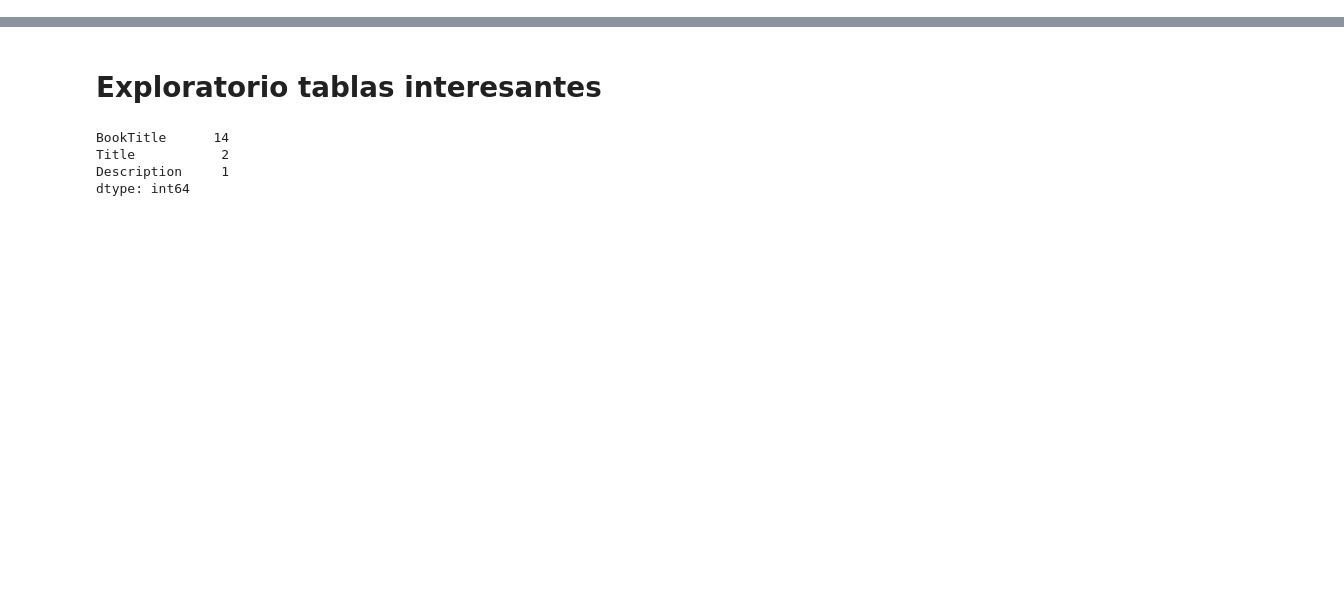
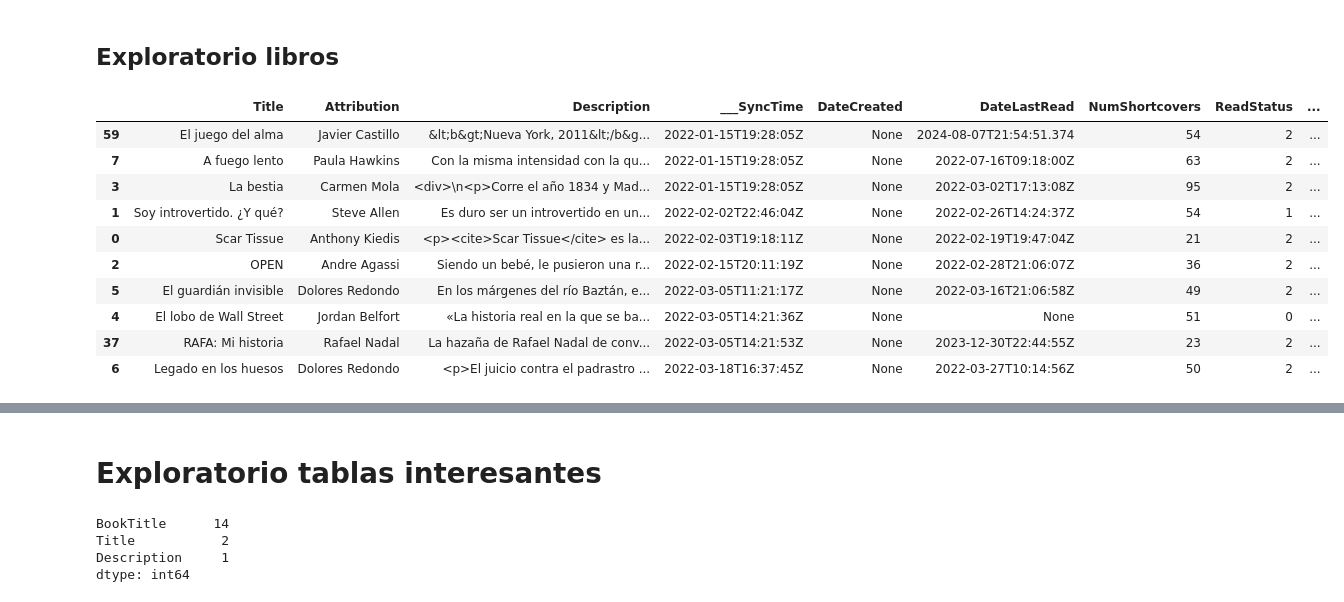
Before and after one commit to jaguirrepeman/koboannotations, a Jupyter notebook: notebook_kobo.ipynb, the cells around one changed output, grey strips where cells are left out. Cells and saved outputs as stored; diff of their text form; code cells hidden in the pictures; blank space fills up the shorter version.

```diff
--- a/notebook_kobo.ipynb
+++ b/notebook_kobo.ipynb
@@ -15,0 +98,21 @@ pd.options.display.max_columns = None
+# %% [markdown]
+## Exploratorio libros
+# %%
+libros_df = db.get_query_df("""SELECT Title, Attribution, Description, ___SyncTime, DateCreated, DateLastRead,
+                               NumShortcovers, ReadStatus, ___PercentRead, Language, ReadStateSynced, TimeSpentReading
+                               FROM content
+                               WHERE ContentType = "6" AND EpubType = -1 AND ContentID LIKE 'file%'""")
+# %%
+libros_df.sort_values("___SyncTime", ascending=True).head(10)
+# %% [output]
+|  | Title | Attribution | Description | ___SyncTime | DateCreated | DateLastRead | NumShortcovers | ReadStatus | ... |
+| 59 | El juego del alma | Javier Castillo | &lt;b&gt;Nueva York, 2011&lt;/b&g... | 2022-01-15T19:28:05Z | None | 2024-08-07T21:54:51.374 | 54 | 2 | ... |
+| 7 | A fuego lento | Paula Hawkins | Con la misma intensidad con la qu... | 2022-01-15T19:28:05Z | None | 2022-07-16T09:18:00Z | 63 | 2 | ... |
+| 3 | La bestia | Carmen Mola | <div>\n<p>Corre el año 1834 y Mad... | 2022-01-15T19:28:05Z | None | 2022-03-02T17:13:08Z | 95 | 2 | ... |
+| 1 | Soy introvertido. ¿Y qué? | Steve Allen | Es duro ser un introvertido en un... | 2022-02-02T22:46:04Z | None | 2022-02-26T14:24:37Z | 54 | 1 | ... |
+| 0 | Scar Tissue | Anthony Kiedis | <p><cite>Scar Tissue</cite> es la... | 2022-02-03T19:18:11Z | None | 2022-02-19T19:47:04Z | 21 | 2 | ... |
+| 2 | OPEN | Andre Agassi | Siendo un bebé, le pusieron una r... | 2022-02-15T20:11:19Z | None | 2022-02-28T21:06:07Z | 36 | 2 | ... |
+| 5 | El guardián invisible | Dolores Redondo | En los márgenes del río Baztán, e... | 2022-03-05T11:21:17Z | None | 2022-03-16T21:06:58Z | 49 | 2 | ... |
+| 4 | El lobo de Wall Street | Jordan Belfort | «La historia real en la que se ba... | 2022-03-05T14:21:36Z | None | None | 51 | 0 | ... |
+| 37 | RAFA: Mi historia | Rafael Nadal | La hazaña de Rafael Nadal de conv... | 2022-03-05T14:21:53Z | None | 2023-12-30T22:44:55Z | 23 | 2 | ... |
+| 6 | Legado en los huesos | Dolores Redondo | <p>El juicio contra el padrastro ... | 2022-03-18T16:37:45Z | None | 2022-03-27T10:14:56Z | 50 | 2 | ... |
```
Also changed, not shown: parts of 32 cells of this notebook, 3 other files.
